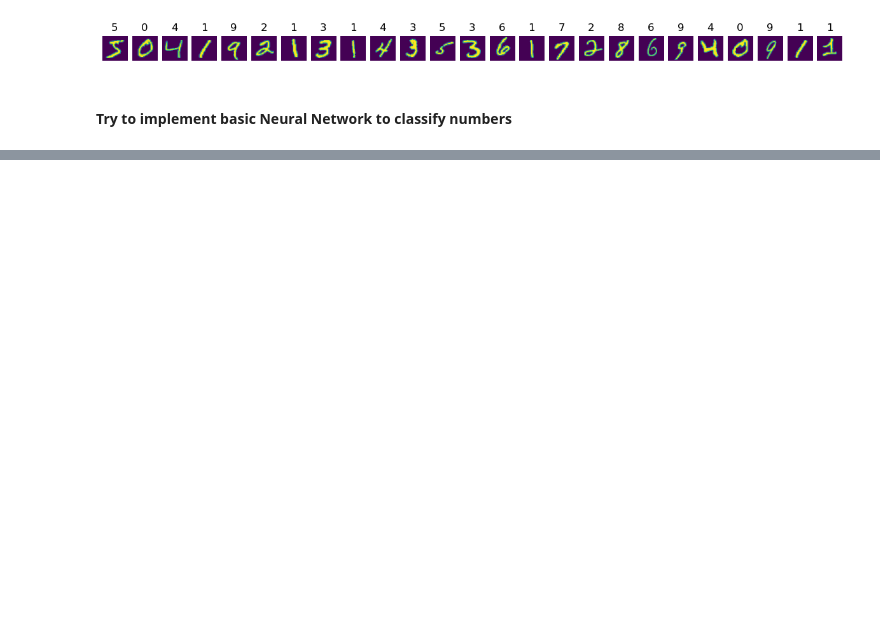
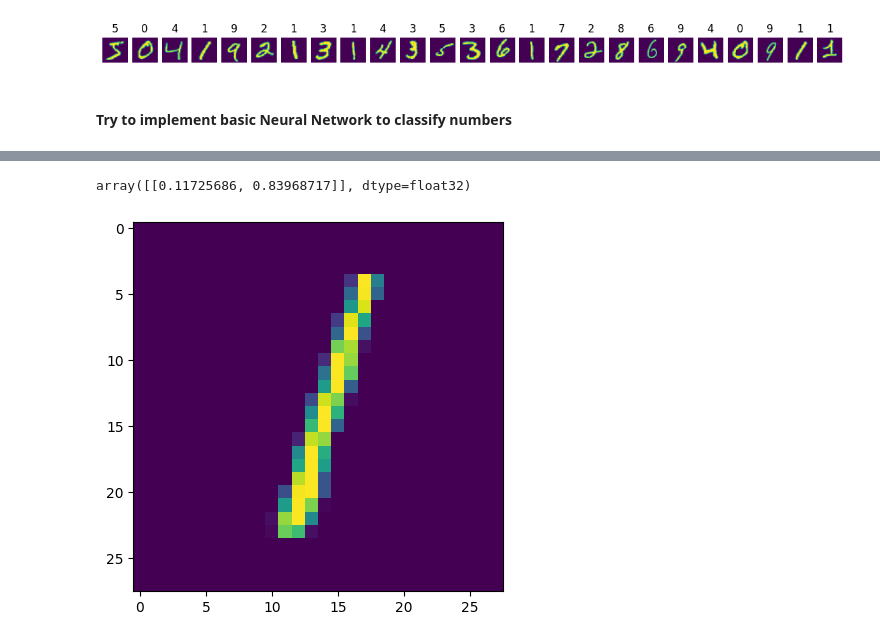
Before and after one commit to makarovlab/math-statistics, a Jupyter notebook: mnist_analysis.ipynb, the cells around one changed output, grey strips where cells are left out. Drawn from its saved outputs; the diff is of its cells as text; code cells hidden in the pictures; blank space fills up the shorter version.

```diff
--- a/mnist_analysis.ipynb
+++ b/mnist_analysis.ipynb
@@ -31,3 +31,6 @@ X_train = X_train[idxs]
 test_idxs = np.where((y_test == 0) | (y_test == 1))
 y_test = y_test[test_idxs]
 X_test = X_test[test_idxs]
+# %%
+X_train = X_train / 255.0
+X_test = X_test / 255.0
@@ -34,2 +45,5 @@ X_test = X_test[test_idxs]
+# %%
+y_test_cat = to_categorical(y_test)
+y_train_cat = to_categorical(y_train)
 # %%
 from keras.models import Sequential
@@ -38,0 +54,9 @@ from keras.layers import Dense
+# %%
+model = Sequential()
+model.add(Flatten(input_shape=(28,28)))
+model.add(Dense(2, activation='sigmoid'))
+
+optimizer = gradient_descent_v2.SGD(learning_rate=0.01)
+model.compile(optimizer=optimizer, loss=categorical_crossentropy, metrics=accuracy)
+
+model.summary()
@@ -38,0 +77,2 @@ from keras.layers import Dense
+# %%
+model.fit(X_train, y_train_cat, validation_data=(X_test, y_test_cat), epochs=1)
@@ -38,0 +82,5 @@ from keras.layers import Dense
+# %%
+img_to_predict = np.array(X_test[0])
+plt.imshow(img_to_predict)
+model.predict(img_to_predict)
+# %% [output]
@@ -38,0 +88,2 @@ from keras.layers import Dense
+array([[0.11725686, 0.83968717]], dtype=float32)
+[figure, added]
```
Also changed, not shown: parts of 6 cells of this notebook.
